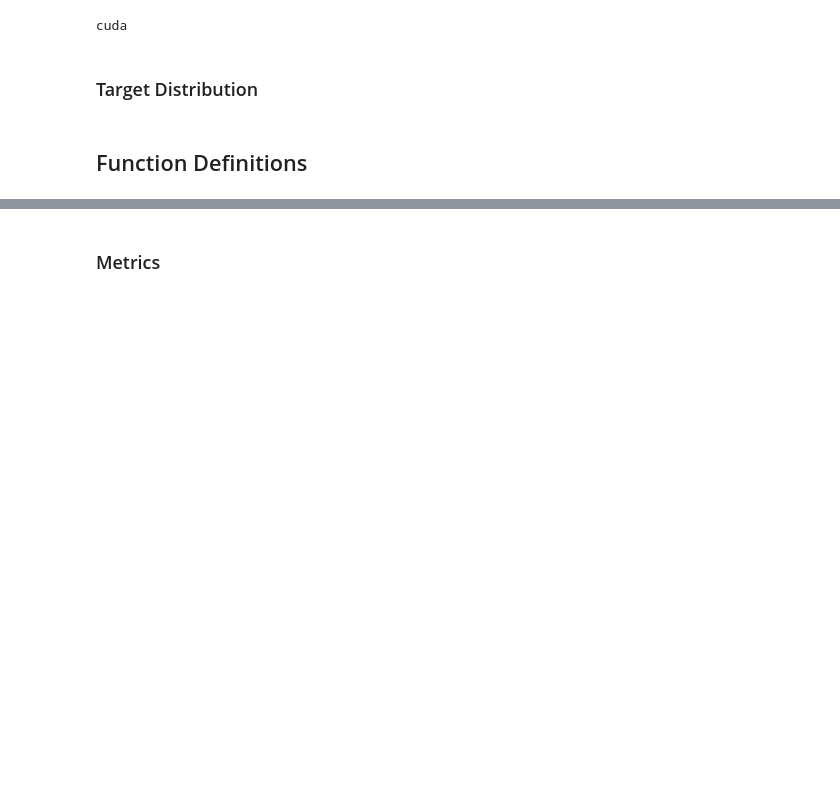
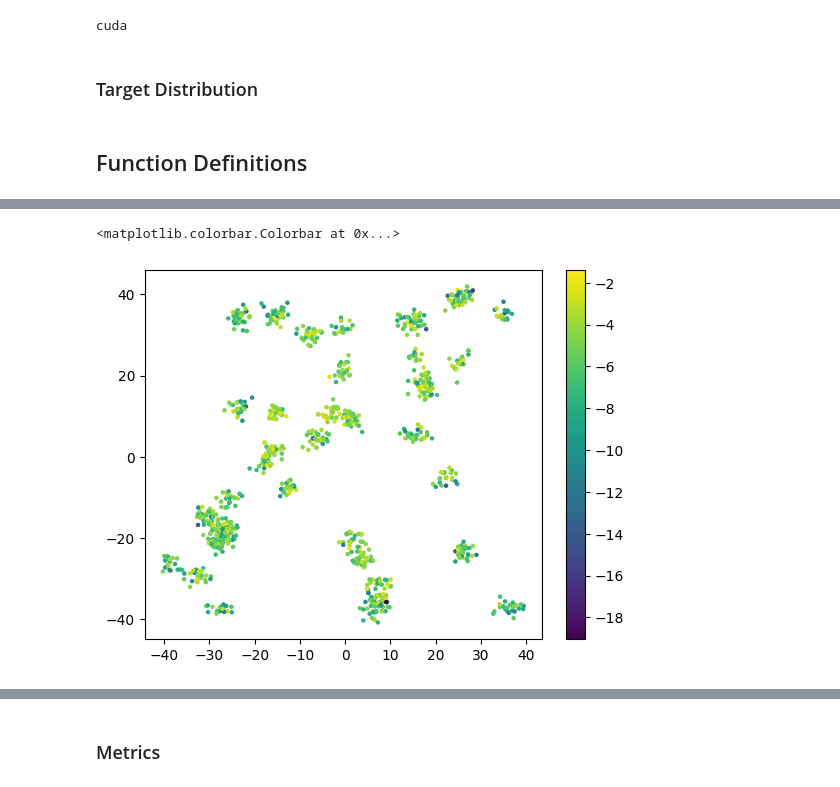
Before and after one commit to taraak/pita, a Jupyter notebook: runner/notebooks/gmm_temp_annealed_v3_true.ipynb, the cells around one changed output, grey strips where cells are left out. Saved outputs shown, nothing was run; the diff lists cells and outputs as text; code cells hidden in the pictures; blank space fills up the shorter version.

```diff
--- a/runner/notebooks/gmm_temp_annealed_v3_true.ipynb
+++ b/runner/notebooks/gmm_temp_annealed_v3_true.ipynb
@@ -280,3 +306,11 @@ plt.show()
+# %%
+plt.scatter(target.unnormalize(samples_not_resampled)[:, 0].detach().cpu(),
+            target.unnormalize(samples_not_resampled)[:, 1].detach().cpu(), s=5,
+            c=log_weights[-1].detach().cpu())
+plt.colorbar()
+# %% [output]
+<matplotlib.colorbar.Colorbar at 0x...>
+[figure, added]
 # %%
 plt.scatter(torch.linspace(1, 0, num_int_steps), log_weights.std(-1).cpu())
 plt.xlabel("Integration Time")
```
Also changed, not shown: parts of 14 cells of this notebook.
